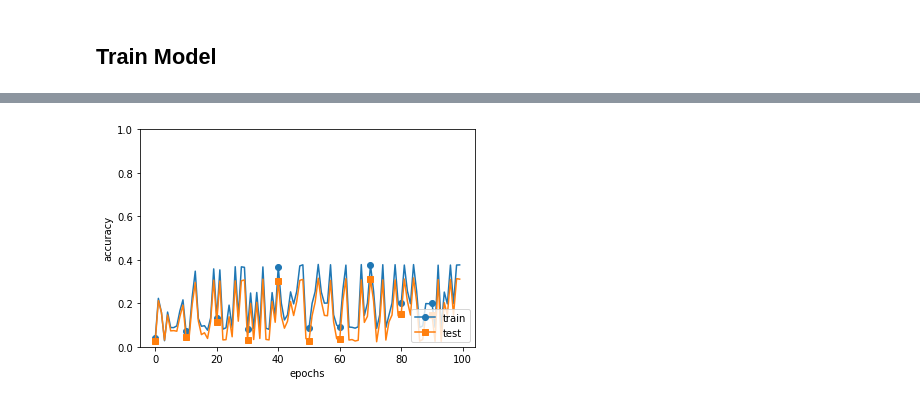
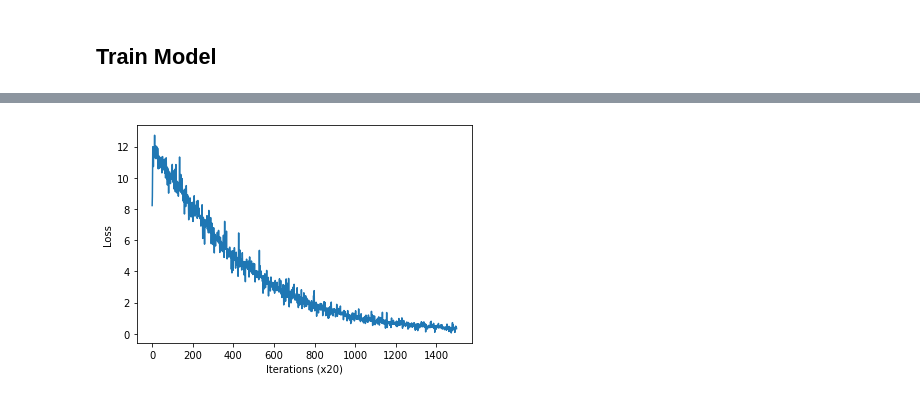
Before and after one commit to yh08037/anime-genre-classification, a Jupyter notebook: model/model.ipynb, the cells around one changed output, grey strips where cells are left out. Drawn from its saved outputs; the diff is of its cells as text; code cells hidden in the pictures.

Commit message:
new mlp model

```diff
--- a/model/model.ipynb
+++ b/model/model.ipynb
@@ -104,2 +78,14 @@ trainer = Trainer(network, x_train, t_train, x_test, t_test,
+# %%
+input_size  = len(synop_cols)
+output_size = len(genre_cols)
+
+model = MultiLabelClassifier(input_size, output_size)
+optimizer = Adam()
+trainer = Trainer(model, optimizer)
 # %% [markdown]
 ## Train Model
+# %%
+num_epochs = 500
+batch_size = 100
+
+trainer.fit(x_train, t_train, num_epochs, batch_size)
@@ -106,17 +110,4 @@ trainer = Trainer(network, x_train, t_train, x_test, t_test,
 # %%
-trainer.train()
+trainer.plot()
+# %% [output]
+[figure, added]
-# %%
-train_acc_list, test_acc_list = trainer.train_acc_list, trainer.test_acc_list
-
-# 그래프 그리기==========
-markers = {'train': 'o', 'test': 's'}
-x = np.arange(len(train_acc_list))
-plt.plot(x, train_acc_list, marker='o', label='train', markevery=10)
-plt.plot(x, test_acc_list, marker='s', label='test', markevery=10)
-plt.xlabel("epochs")
-plt.ylabel("accuracy")
-plt.ylim(0, 1.0)
-plt.legend(loc='lower right')
-plt.show()
-# %% [output]
-[figure, removed]
```
Also changed, not shown: parts of 6 cells of this notebook, 1 other file.
